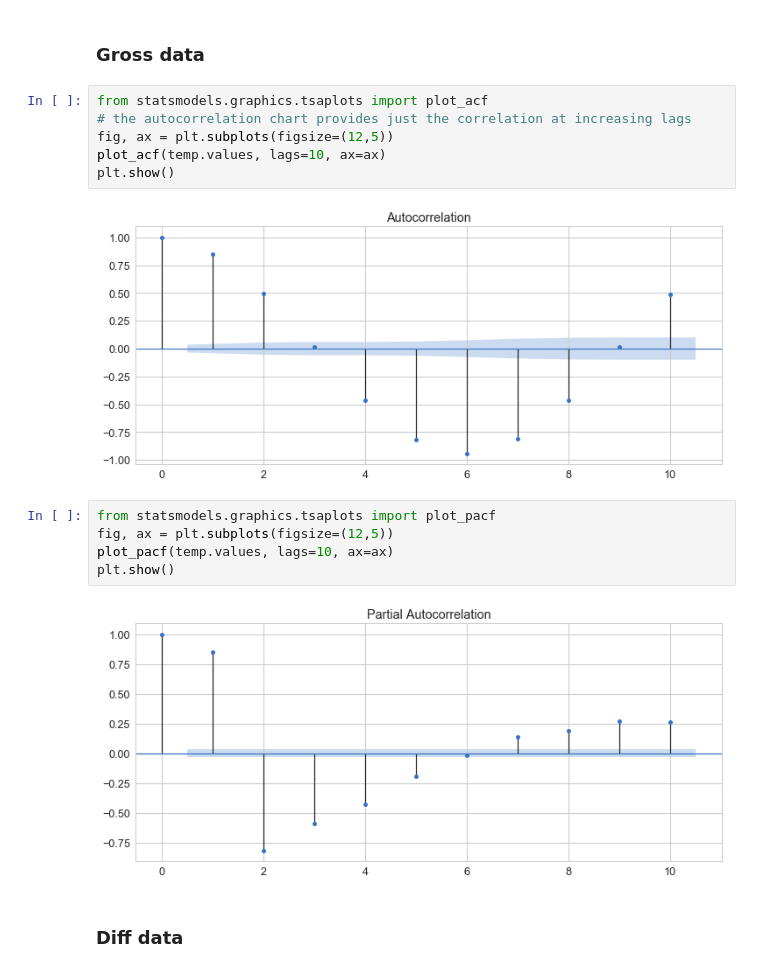
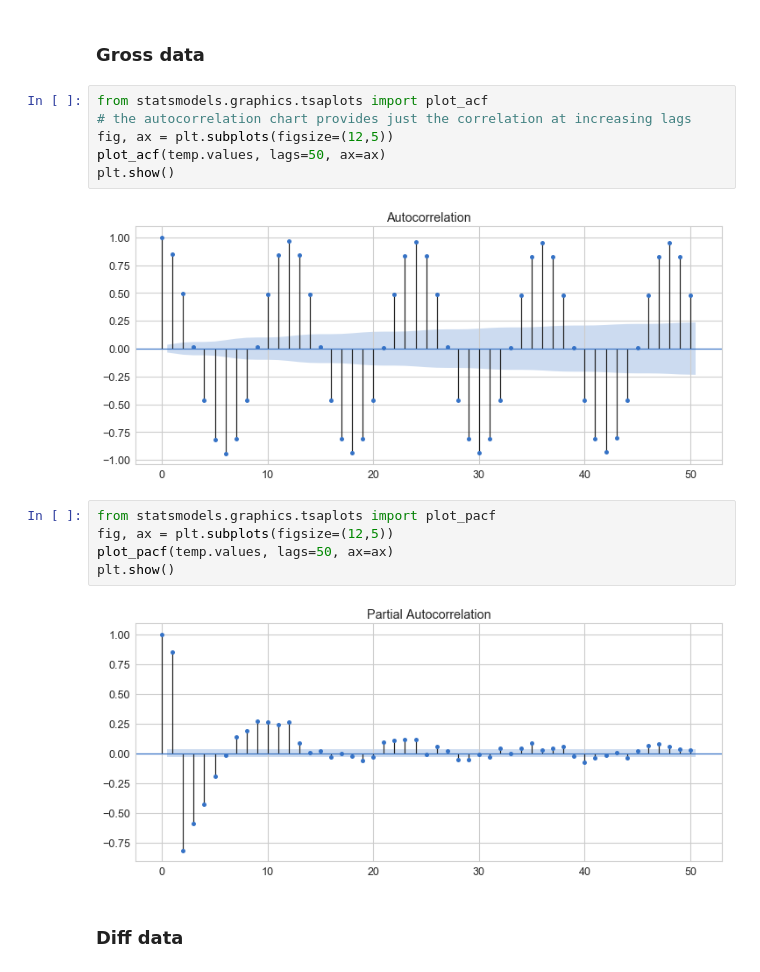
Before and after one commit to Arorazafin/ML-Supvervised-TimeSeries-LSTM, a Jupyter notebook: ts-climateChange.ipynb, the cells around one changed output. Saved outputs shown, nothing was run; the diff lists cells and outputs as text.

```diff
--- a/ts-climateChange.ipynb
+++ b/ts-climateChange.ipynb
@@ -251,18 +251,18 @@ Critical Values:
 # %%
 from statsmodels.graphics.tsaplots import plot_acf
 # the autocorrelation chart provides just the correlation at increasing lags
 fig, ax = plt.subplots(figsize=(12,5))
-plot_acf(temp.values, lags=10, ax=ax)
+plot_acf(temp.values, lags=50, ax=ax)
 plt.show()
 # %% [output]
-[figure, old version]
+[figure, new version]
 # %%
 from statsmodels.graphics.tsaplots import plot_pacf
 fig, ax = plt.subplots(figsize=(12,5))
-plot_pacf(temp.values, lags=10, ax=ax)
+plot_pacf(temp.values, lags=50, ax=ax)
 plt.show()
 # %% [output]
-[figure, old version]
+[figure, new version]
 # %% [markdown]
 ### Diff data
 # %%
```
Also changed, not shown: parts of 10 cells of this notebook.
